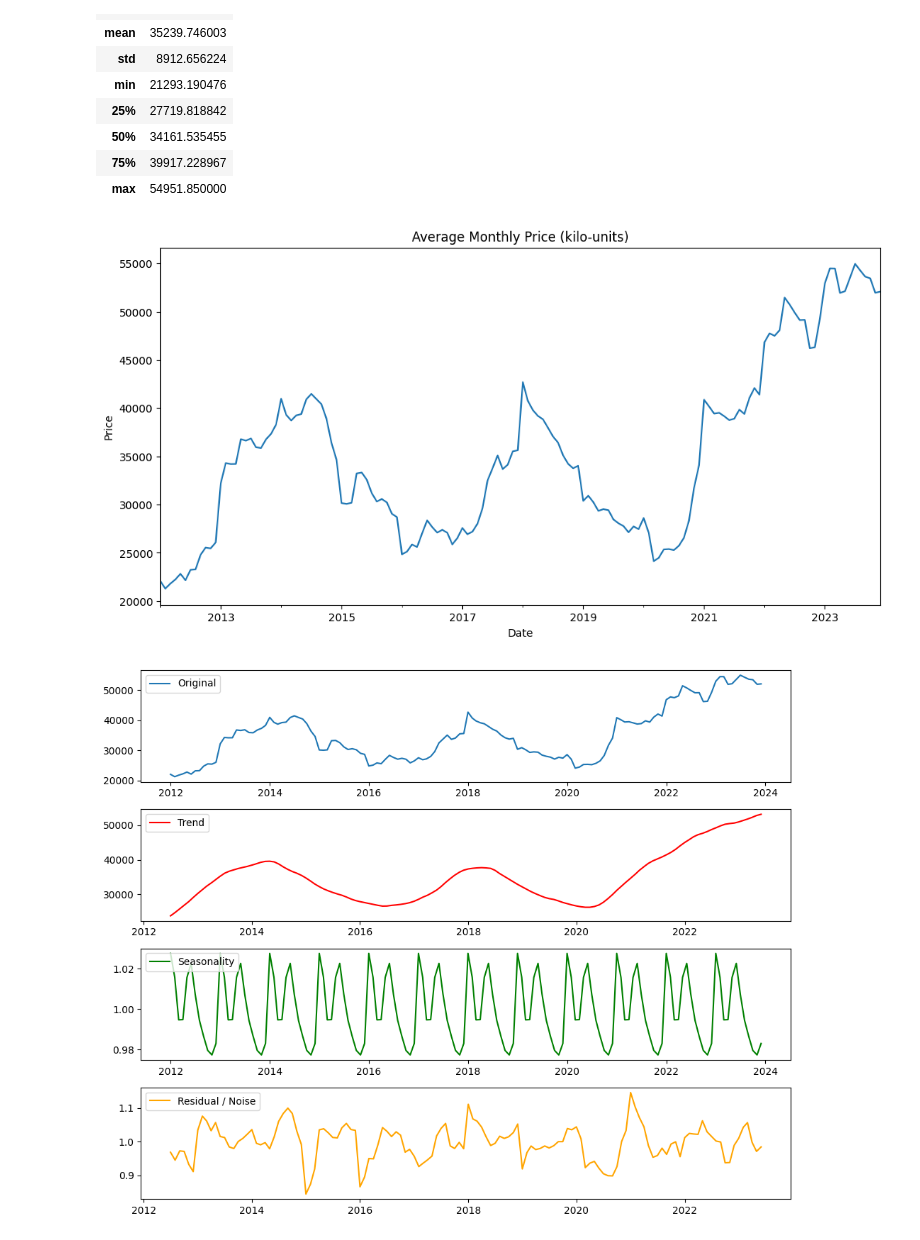
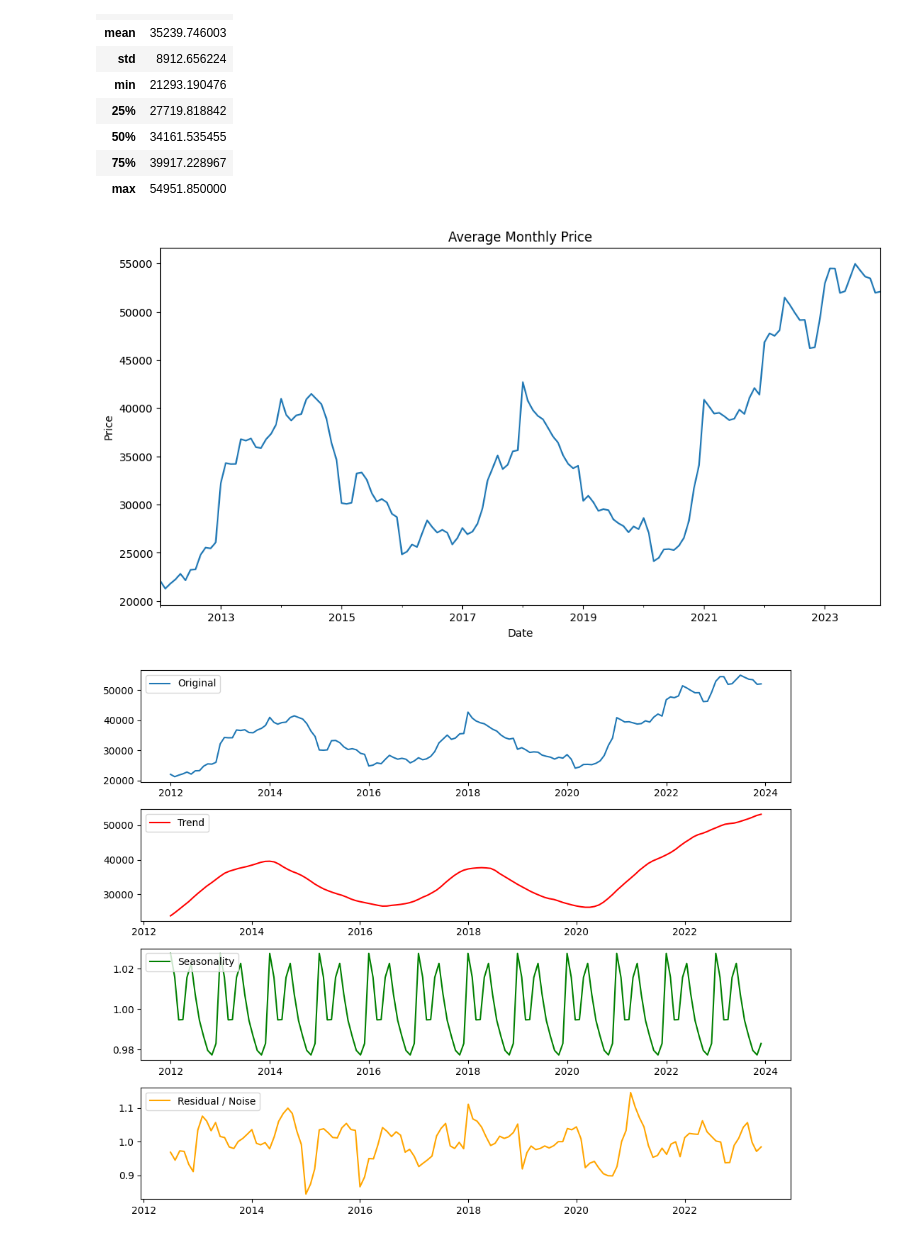
Before and after one commit to dlhegend/-TS_Academy_Capstone_Project, a Jupyter notebook: notebooks/douglas_tsa_cp.ipynb, the cells around one changed output. Drawn from its saved outputs; the diff is of its cells as text; code cells hidden in the pictures.

```diff
--- a/notebooks/douglas_tsa_cp.ipynb
+++ b/notebooks/douglas_tsa_cp.ipynb
@@ -104,13 +104,13 @@ df_monthly_avg.describe()
 | 75% | 39917.228967 |
 | max | 54951.850000 |
 # %%
-df_monthly_avg['Price'].plot(title='Average Monthly Price (kilo-units)',
+df_monthly_avg['Price'].plot(title='Average Monthly Price',
                              figsize=(12,6))
 plt.xlabel('Date')
 plt.ylabel('Price')
 plt.show()
 # %% [output]
-[figure, old version]
+[figure, new version]
 # %%
 from statsmodels.tsa.seasonal import seasonal_decompose
 
```
Also changed, not shown: parts of 19 cells of this notebook.
